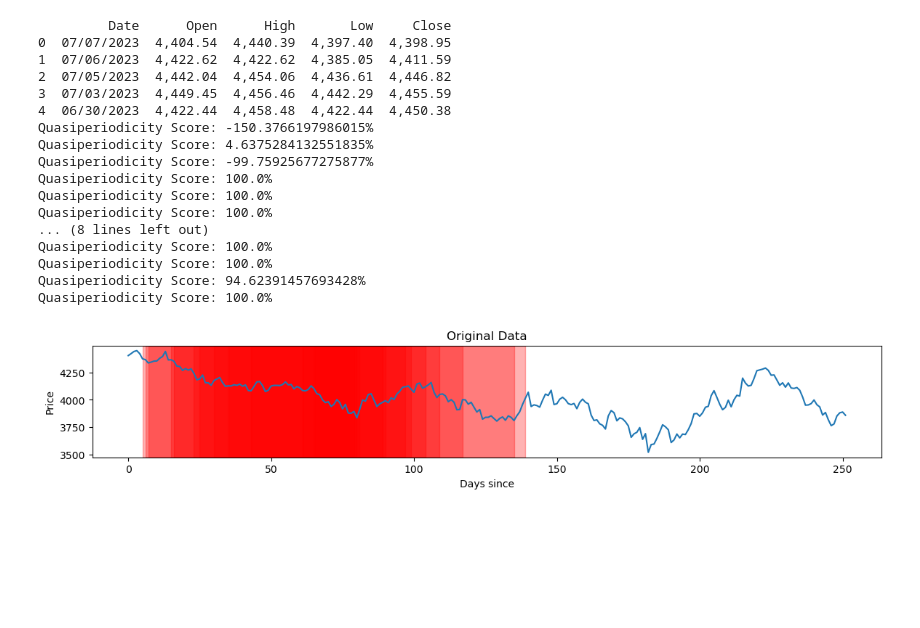
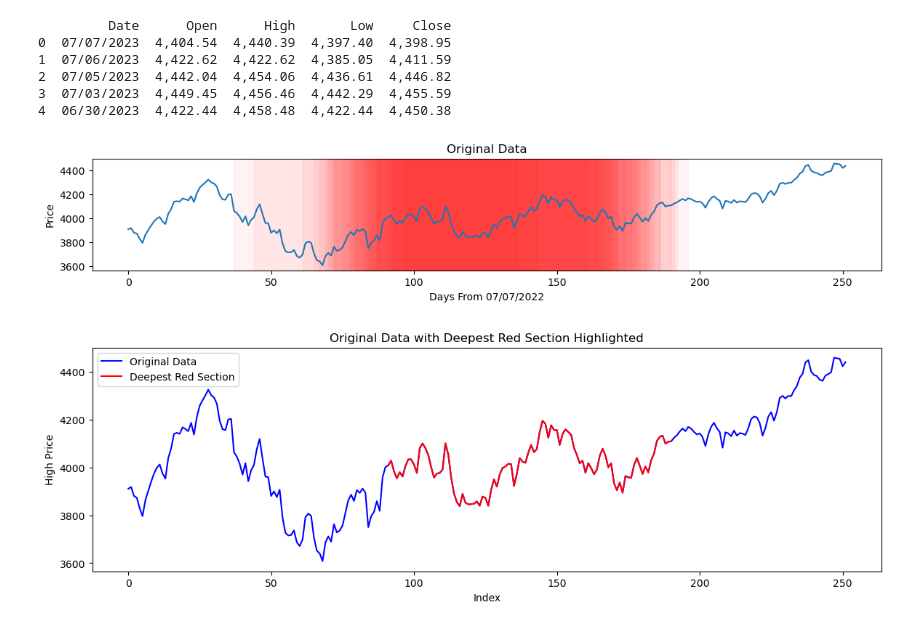
Before and after one commit to smart040/TTSA-Project1-PERCUP, a Jupyter notebook: MarketDetection.ipynb, the cells around one changed output. Drawn from its saved outputs; the diff is of its cells as text; code cells hidden in the pictures; blank space fills up the shorter version.

```diff
--- a/MarketDetection.ipynb
+++ b/MarketDetection.ipynb
@@ -152,9 +153,10 @@ import pandas as pd
 data=pd.read_csv('Download Data - INDEX_US_S&P US_SPX.csv')
 data.head()
 print(data.head())
-data=data['Open']
+data=data['High']
 data = [float(element.replace(',', '')) for element in data]
 data=np.array(data)
+data=data[::-1]
 x_vals = list(range(len(data)))
 y_vals=data[x_vals]
 f = np.array([x_vals, y_vals])
@@ -162,19 +164,22 @@ d = 4
 tau = 1.5
 
 quasiperiodic_regions=[]
+quasiperiodic_scores=[]
 # Define sliding window parameters
-window_size = 75  # Set the window size
-step_size = 10     # Set the step size (can be adjusted based on your needs)
+window_size = 100  # Set the window size
+step_size = 5     # Set the step size (can be adjusted based on your needs)
 
 # Iterate with sliding windows
-for i in range(0, len(y_vals) - window_size + 1, step_size):
-    window = y_vals[i : i + window_size]
+for i in range(0, len(y_vals) - window_size  + 1, step_size):
+    # Adjust the starting and ending indices to ensure coverage of the entire dataset
+    start_index = max(0, i)
+    end_index = min(i + window_size, len(y_vals))
+    window = y_vals[start_index:end_index]
     n_data = window_size
     # Create the f array for the current window
     f_window = np.array([x_vals[i : i + window_size], window])
     SW = SW_cloud(f_window, tau, d, n_data)
     x=SW
-    n=200
     #Part 1: Get the Cup Product
     result = ripser(x, coeff=2, do_cocycles=True)
     diagrams = result['dgms']
@@ -294,46 +299,70 @@ for i in range(0, len(y_vals) - window_size + 1, step_size):
                 break;
         h += 0.01
 #Part 4: Plot the persistence diagram with the new point
     birth=dgm1[idx2,1] #death of psi but birth of H2 point
     phiBirth = dgm1[idx1, 0]
     psiBirth = dgm1[idx2, 0]
     phiDeath = dgm1[idx1, 1]
     psiDeath = dgm1[idx2, 1]
     QPDS = (birth - death) / min(phiDeath - phiBirth, psiDeath - psiBirth)
-    print(f"Quasiperiodicity Score: " + str(QPDS * 100) + "%")
+    #print(f"Quasiperiodicity Score: " + str(QPDS * 100) + "%")
 
-    if QPDS>0.9:
+    if QPDS>0.98:
         quasiperiodic_regions.append((i, i + window_size - 1))
+        quasiperiodic_scores.append(QPDS)
 
+date=pd.read_csv('Download Data - INDEX_US_S&P US_SPX.csv')
+date=date[::-1]
+date=date['Date']
 
 # Plot the original data
 plt.figure(figsize=(14, 2))
 plt.plot(x_vals, y_vals)
-plt.xlabel('Days since')
+plt.xlabel(f'Days From {date[len(date)-1]}')
 plt.ylabel('Price')
 plt.title('Original Data')
 
 # Plot the identified quasiperiodic regions
 for region in quasiperiodic_regions:
-    plt.axvspan(region[0], region[1], color='red', alpha=0.3)
+    plt.axvspan(region[0], region[1], color='red', alpha=0.05)
 
 plt.show()
+
+#From above, I would like to see the section that is most quasaiperiodic
+
+normalized_scores = (np.array(quasiperiodic_scores) - np.min(quasiperiodic_scores)) / (np.max(quasiperiodic_scores) - np.min(quasiperiodic_scores))
+
+# Define the colormap for the colors of the regions
+cmap = get_cmap('viridis')
+# Find the section with the deepest red shading
+max_score_index = np.argmax(normalized_scores)
+deepest_red_region = quasiperiodic_regions[max_score_index]
+
+# Extract the data points of the section
+start_index, end_index = deepest_red_region
+section_data = y_vals[start_index : end_index+1]
+section_x_vals = x_vals[start_index : end_index+1]
+
+# Plot the original data with the section highlighted
+plt.figure(figsize=(14, 4))
+plt.plot(x_vals, y_vals, color='blue', label='Original Data')
+plt.plot(x_vals[start_index : end_index+1], section_data, color='red', label='Deepest Red Section')
+plt.xlabel('Index')
+plt.ylabel('High Price')
+plt.title('Deepest Red Section Highlighted')
+plt.legend()
+plt.show()
+
+y_section=np.array(section_data)
+x_section=np.array(section_x_vals)
+section_array=np.vstack((x_section,y_section)).T
+print(section_array)
 # %% [output]
          Date      Open      High       Low     Close
 0  07/07/2023  4,404.54  4,440.39  4,397.40  4,398.95
 1  07/06/2023  4,422.62  4,422.62  4,385.05  4,411.59
 2  07/05/2023  4,442.04  4,454.06  4,436.61  4,446.82
 3  07/03/2023  4,449.45  4,456.46  4,442.29  4,455.59
 4  06/30/2023  4,422.44  4,458.48  4,422.44  4,450.38
-Quasiperiodicity Score: -150.3766197986015%
-Quasiperiodicity Score: 4.6375284132551835%
-Quasiperiodicity Score: -99.75925677275877%
-Quasiperiodicity Score: 100.0%
-Quasiperiodicity Score: 100.0%
-Quasiperiodicity Score: 100.0%
-... (8 lines left out)
-Quasiperiodicity Score: 100.0%
-Quasiperiodicity Score: 100.0%
-Quasiperiodicity Score: 94.62391457693428%
-Quasiperiodicity Score: 100.0%
-[figure, old version]
+[figure, new version]
+[figure, added]
```
Also changed, not shown: parts of 5 cells of this notebook.
